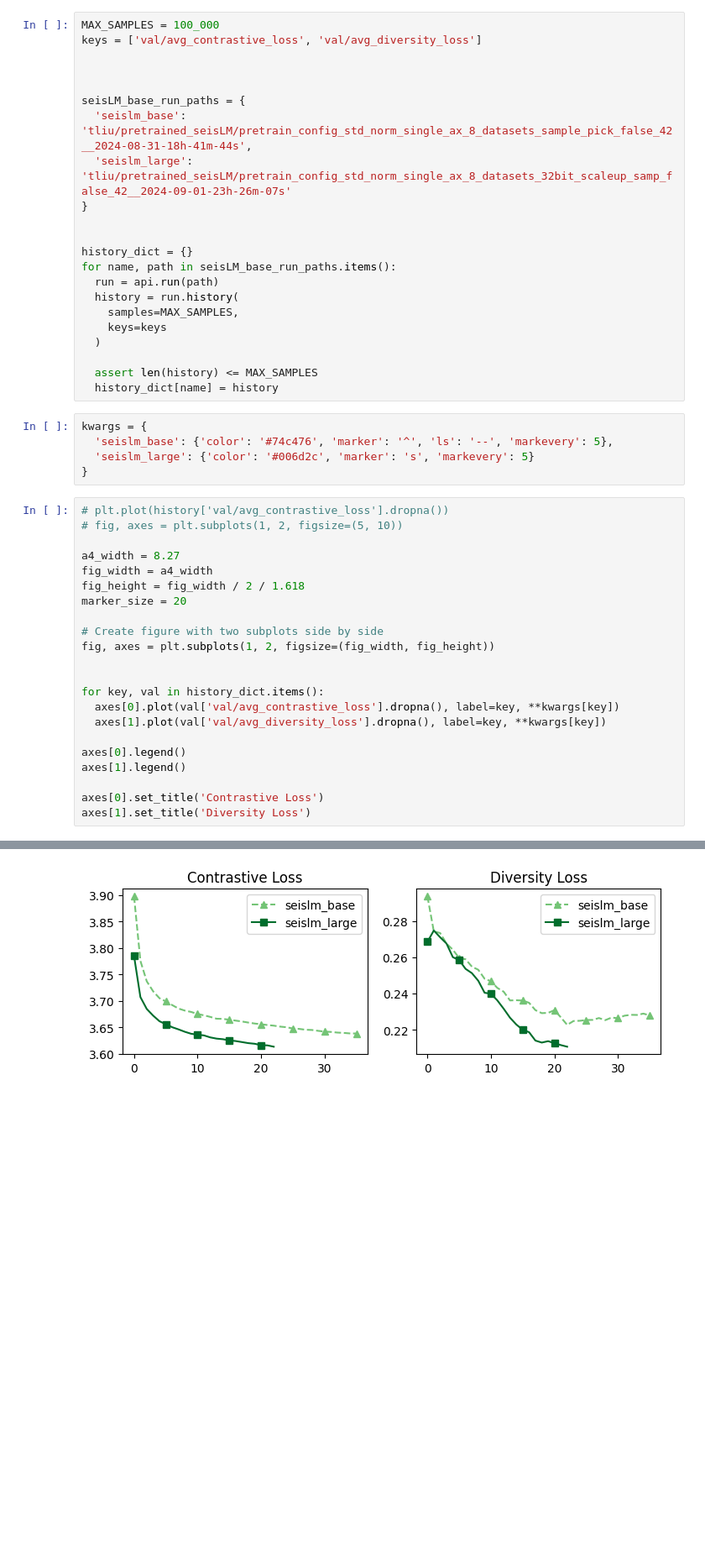
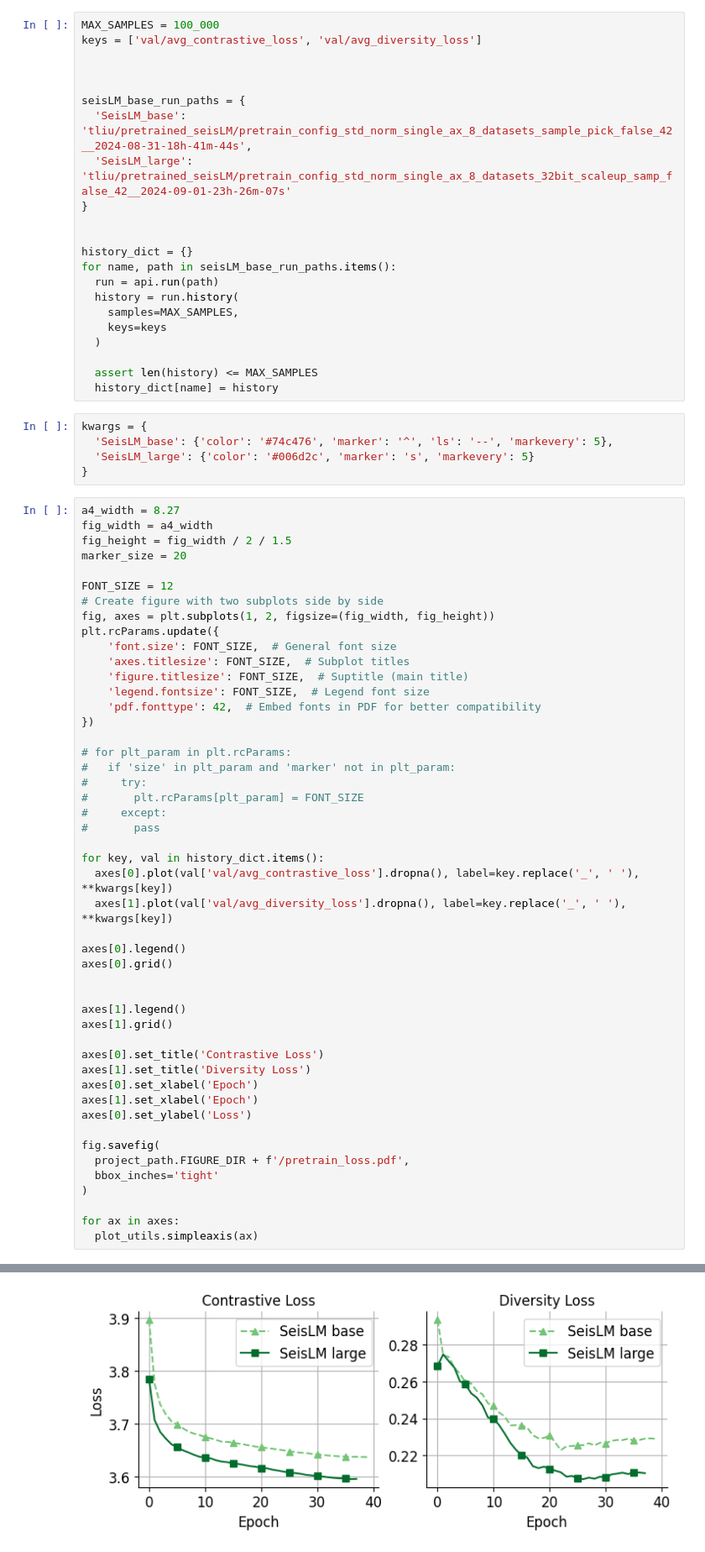
Before and after one commit to liutianlin0121/seisLM, a Jupyter notebook: notebooks/pretrain/plot-pretrain-loss.ipynb, the cells around one changed output, grey strips where cells are left out. Shown at 84% size. Cells and saved outputs as stored; diff of their text form; blank space fills up the shorter version.

```diff
--- a/notebooks/pretrain/plot-pretrain-loss.ipynb
+++ b/notebooks/pretrain/plot-pretrain-loss.ipynb
@@ -12,8 +18,8 @@ keys = ['val/avg_contrastive_loss', 'val/avg_diversity_loss']
 
 
 seisLM_base_run_paths = {
-  'seislm_base': 'tliu/pretrained_seisLM/pretrain_config_std_norm_single_ax_8_datasets_sample_pick_false_42__2024-08-31-18h-41m-44s',
-  'seislm_large': 'tliu/pretrained_seisLM/pretrain_config_std_norm_single_ax_8_datasets_32bit_scaleup_samp_false_42__2024-09-01-23h-26m-07s'
+  'SeisLM_base': 'tliu/pretrained_seisLM/pretrain_config_std_norm_single_ax_8_datasets_sample_pick_false_42__2024-08-31-18h-41m-44s',
+  'SeisLM_large': 'tliu/pretrained_seisLM/pretrain_config_std_norm_single_ax_8_datasets_32bit_scaleup_samp_false_42__2024-09-01-23h-26m-07s'
 }
 
 
@@ -29,29 +35,55 @@ for name, path in seisLM_base_run_paths.items():
   history_dict[name] = history
 # %%
 kwargs = {
-  'seislm_base': {'color': '#74c476', 'marker': '^', 'ls': '--', 'markevery': 5},
-  'seislm_large': {'color': '#006d2c', 'marker': 's', 'markevery': 5}
+  'SeisLM_base': {'color': '#74c476', 'marker': '^', 'ls': '--', 'markevery': 5},
+  'SeisLM_large': {'color': '#006d2c', 'marker': 's', 'markevery': 5}
 }
 # %%
-# plt.plot(history['val/avg_contrastive_loss'].dropna())
-# fig, axes = plt.subplots(1, 2, figsize=(5, 10))
-
 a4_width = 8.27
 fig_width = a4_width
-fig_height = fig_width / 2 / 1.618
+fig_height = fig_width / 2 / 1.5
 marker_size = 20
 
+FONT_SIZE = 12
 # Create figure with two subplots side by side
 fig, axes = plt.subplots(1, 2, figsize=(fig_width, fig_height))
+plt.rcParams.update({
+    'font.size': FONT_SIZE,  # General font size
+    'axes.titlesize': FONT_SIZE,  # Subplot titles
+    'figure.titlesize': FONT_SIZE,  # Suptitle (main title)
+    'legend.fontsize': FONT_SIZE,  # Legend font size
+    'pdf.fonttype': 42,  # Embed fonts in PDF for better compatibility
+})
+
+# for plt_param in plt.rcParams:
+#   if 'size' in plt_param and 'marker' not in plt_param:
+#     try:
+#       plt.rcParams[plt_param] = FONT_SIZE
+#     except:
+#       pass
+
+for key, val in history_dict.items():
+  axes[0].plot(val['val/avg_contrastive_loss'].dropna(), label=key.replace('_', ' '), **kwargs[key])
+  axes[1].plot(val['val/avg_diversity_loss'].dropna(), label=key.replace('_', ' '), **kwargs[key])
+
+axes[0].legend()
+axes[0].grid()
 
 
-for key, val in history_dict.items():
-  axes[0].plot(val['val/avg_contrastive_loss'].dropna(), label=key, **kwargs[key])
-  axes[1].plot(val['val/avg_diversity_loss'].dropna(), label=key, **kwargs[key])
-
-axes[0].legend()
 axes[1].legend()
+axes[1].grid()
 
 axes[0].set_title('Contrastive Loss')
 axes[1].set_title('Diversity Loss')
+axes[0].set_xlabel('Epoch')
+axes[1].set_xlabel('Epoch')
+axes[0].set_ylabel('Loss')
+
+fig.savefig(
+  project_path.FIGURE_DIR + f'/pretrain_loss.pdf',
+  bbox_inches='tight'
+)
+
+for ax in axes:
+  plot_utils.simpleaxis(ax)
 # %% [output]
@@ -59 +90 @@ Text(0.5, 1.0, 'Diversity Loss')
-[figure, old version]
+[figure, new version]
```
Also changed, not shown: parts of 3 cells of this notebook, 5 other files.
